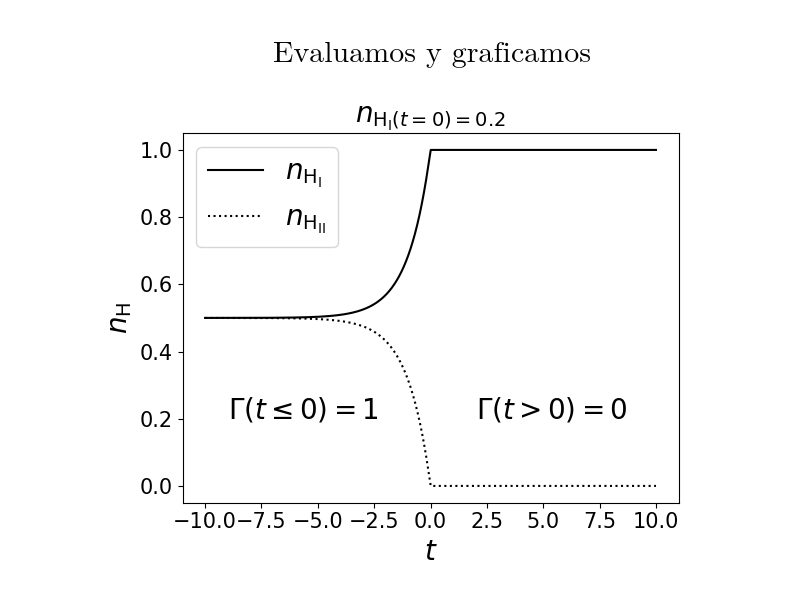
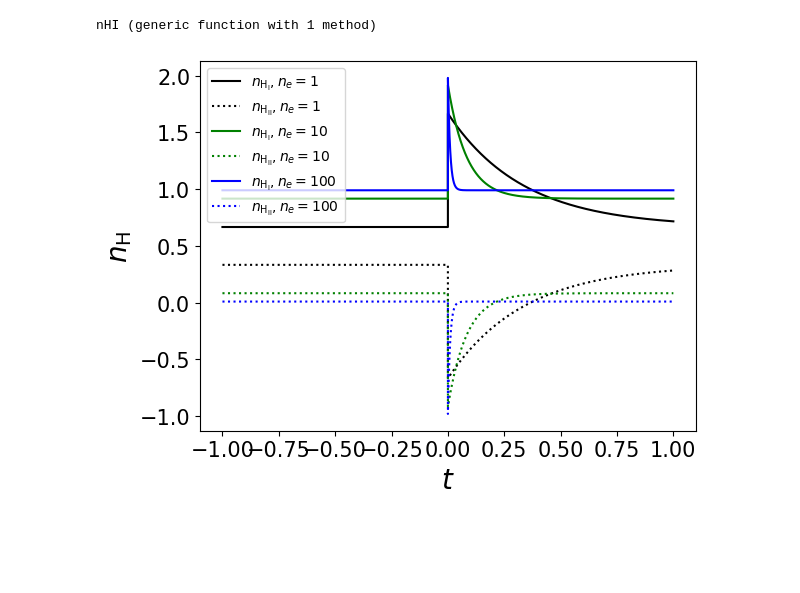
Before and after one commit to a9lara/GitRepository, a Jupyter notebook: IonizationEquationTimeDependent.ipynb, the cells around one changed output. Drawn from its saved outputs; the diff is of its cells as text; code cells hidden in the pictures; blank space fills up the shorter version.

```diff
--- a/IonizationEquationTimeDependent.ipynb
+++ b/IonizationEquationTimeDependent.ipynb
@@ -102,26 +147,65 @@ nHI (generic function with 1 method)
-# %% [markdown]
-# $$\text{Evaluamos y graficamos}$$
+# %%
+function nHI(tiempo,ne)
+
+α_rec_HII=1
+
+ℵ=α_rec_HII+ne
+Γ=1
+
+ts=Float64[]
+nHIs=Float64[]
+nHIIs=Float64[]
+Fs=Float64[]
+
+for t in -tiempo:tiempo/10000:tiempo
+
+       if t<=0
+
+            densidad_HI=ℵ/(ℵ+Γ)
+            densidad_HII=1-densidad_HI
+            push!(nHIIs,densidad_HII)
+            push!(nHIs,densidad_HI)
+            push!(ts,t)
+            push!(Fs,Γ)
+            else
+
+            densidad_HI=exp(-t*(ℵ+Γ))+(ℵ/(ℵ+Γ))
+            densidad_HII=1-densidad_HI
+            push!(nHIIs,densidad_HII)
+            push!(nHIs,densidad_HI)
+            push!(ts,t)
+            push!(Fs,Γ)
+        end
+
+
+    end
+    ts,nHIs,nHIIs,Fs
+end
+# %% [output]
+nHI (generic function with 1 method)
 # %%
 using PyPlot
 # %%
-tiempo,densidad_HI,densidad_HII=nHI(10,0,1);
-
-plot(tiempo,densidad_HI,label=L"n_{\mathrm{H}_\mathrm{I}}","-k")
-plot(tiempo,densidad_HII,label=L"n_{\mathrm{H}_\mathrm{II}}",":k")
-
-annotate(L"\Gamma(t\leq0) = 1", xy=(-9, 0.2), fontsize=20)
-annotate(L"\Gamma(t>0) = 0", xy=(2, 0.2), fontsize=20)
-
-title(L"n_{\mathrm{H}_\mathrm{I}(t=0)=0.2}",fontsize=20)
+ne=1
+ti=1
+tiempo,densidad_HI,densidad_HII,Flux=nHI(ti,ne);
+ne=10
+tiempo10,densidad_HI10,densidad_HII10,Flux10=nHI(ti,ne);
+ne=100
+tiempo1,densidad_HI1,densidad_HII1,Flux1=nHI(ti,ne);
+plot(tiempo,densidad_HI,label=L"n_{\mathrm{H}_\mathrm{I}},n_e=1","-k")
+plot(tiempo,densidad_HII,label=L"n_{\mathrm{H}_\mathrm{II}},n_e=1",":k")
+plot(tiempo10,densidad_HI10,label=L"n_{\mathrm{H}_\mathrm{I}},n_e=10","-g")
+plot(tiempo10,densidad_HII10,label=L"n_{\mathrm{H}_\mathrm{II}},n_e=10",":g")
+plot(tiempo1,densidad_HI1,label=L"n_{\mathrm{H}_\mathrm{I}},n_e=100","-b")
+plot(tiempo1,densidad_HII1,label=L"n_{\mathrm{H}_\mathrm{II}},n_e=100",":b")
 
 xlabel(L"t",fontsize=20)
 xticks(fontsize=15)
-#xlim(10, 0)
-
 
 ylabel(L"n_\mathrm{H}",fontsize=20)
 yticks(fontsize=15)
 
-legend(fontsize=20);
+legend(fontsize=10,loc="upper left");
 # %% [output]
-[figure, old version]
+[figure, new version]
```
Also changed, not shown: parts of 9 cells of this notebook.
